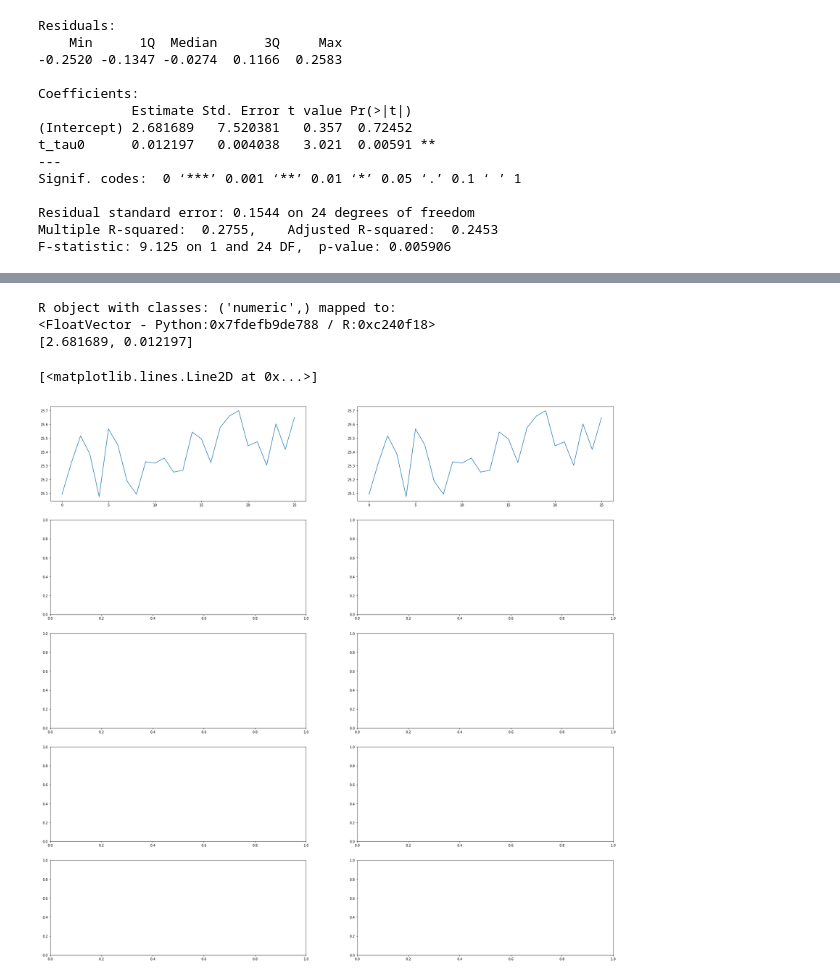
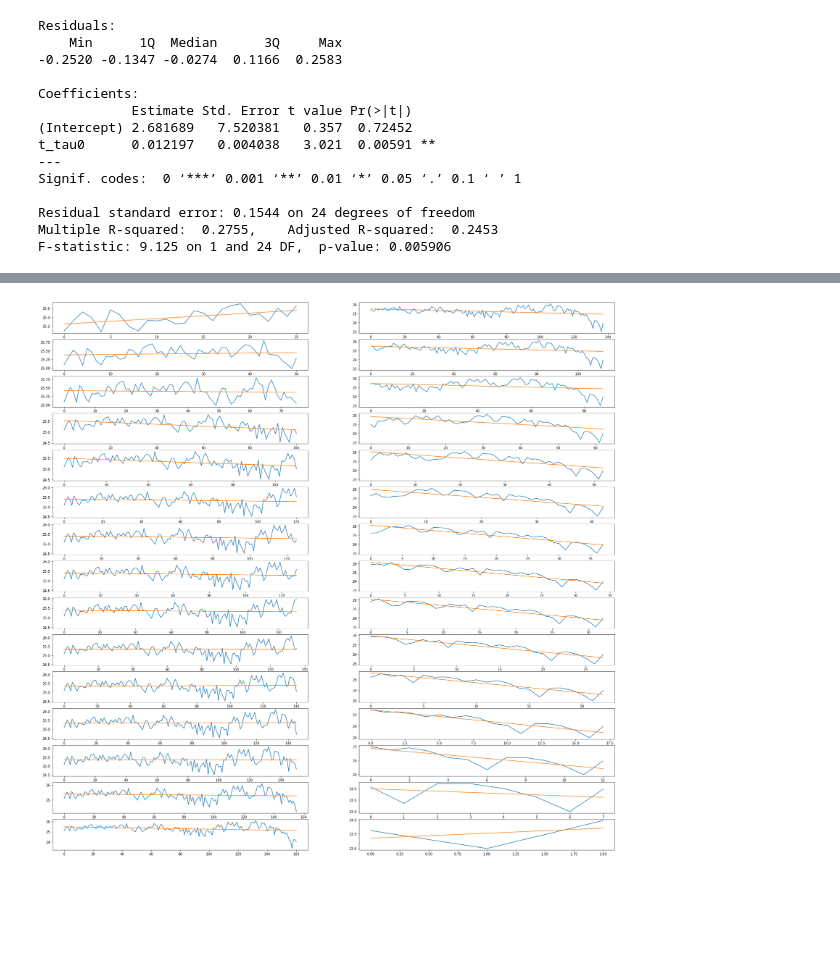
Before and after one commit to hfloresr/ArcticSea, a Jupyter notebook: explore_seaice.ipynb, the cells around one changed output, grey strips where cells are left out. Saved outputs shown, nothing was run; the diff lists cells and outputs as text; code cells hidden in the pictures; blank space fills up the shorter version.

Commit message:
added plots for all seperate piecewise regression models

```diff
--- a/explore_seaice.ipynb
+++ b/explore_seaice.ipynb
@@ -630,11 +630,11 @@ plt.plot(t_hat)
 # %%
 # Series split before tau
-t_tau_pre = [list(t1[t1<=tau]) for tau in T]
-y_tau_pre = [list(y[t1<=tau]) for tau in T]
+t_tau_pre = [t1[t1<=tau] for tau in T]
+y_tau_pre = [y[t1<=tau] for tau in T]
 
 # Series split after tau
-t_tau_post = [list(t1[t1>tau]) for tau in T]
-y_tau_post = [list(y[t1>tau]) for tau in T]
+t_tau_post = [t1[t1>tau] for tau in T]
+y_tau_post = [y[t1>tau] for tau in T]
 # %%
 # Estimates for pre tau
 betahat_pre = []
@@ -650,11 +650,4 @@ for t_tau, y_tau in zip(t_tau_post, y_tau_post):
     robjs.globalenv['y_tau'] = robjs.FloatVector(y_tau)
     robjs.globalenv['t_tau'] = robjs.FloatVector(t_tau)
     fit_tau = r.lm('y_tau ~ t_tau')
-    betahat0_post.append(fit_tau.rx2('coefficients'))
+    betahat_post.append(fit_tau.rx2('coefficients'))
-# %%
-# Plot all the pre and posts regressions
-fig, ax = plt.subplots(15, 2, figsize(30, 30))
-for t, pre in enumerate(betahat_pre):
-    t_hat_pre = pre[0] + pre[1]*t_tau_pre[t]
-    t_hat_post = post[0] + post[1]*t_tau_post[t]
-    ax[t, 0].plot()
@@ -677,13 +654,13 @@ for t, pre in enumerate(betahat_pre):
-# %%
-betahat_pre[0]
-# %% [output]
-R object with classes: ('numeric',) mapped to:
-<FloatVector - Python:0x7fdefb9de788 / R:0xc240f18>
-[2.681689, 0.012197]
-# %%
-fig, ax = plt.subplots(5, 2, figsize=(30, 30))
-ax[0, 0].plot(y_tau0)
-ax[0, 1].plot(y_tau0)
-# %% [output]
-[<matplotlib.lines.Line2D at 0x...>]
-[figure, removed]
+# %%
+# Plot all the pre and posts regressions
+regressions_pre = [beta[0] + beta[1]*t_tau_pre[t] for t, beta in enumerate(betahat_pre)]
+regressions_post = [beta[0] + beta[1]*t_tau_post[t] for t, beta in enumerate(betahat_post)]
+
+fig, axs = plt.subplots(15, 2, figsize=(30, 30))
+for i, row in enumerate(axs):
+    row[0].plot(y_tau_pre[i])
+    row[0].plot(regressions_pre[i])
+    row[1].plot(y_tau_post[i])
+    row[1].plot(regressions_post[i])
+# %% [output]
+[figure, added]
```
Also changed, not shown: parts of 5 cells of this notebook.
